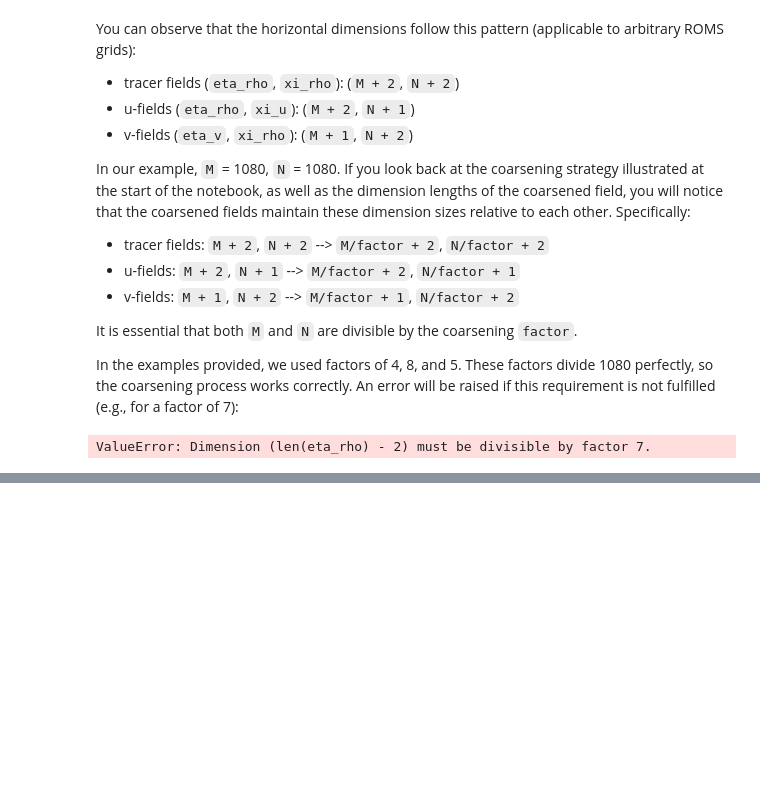
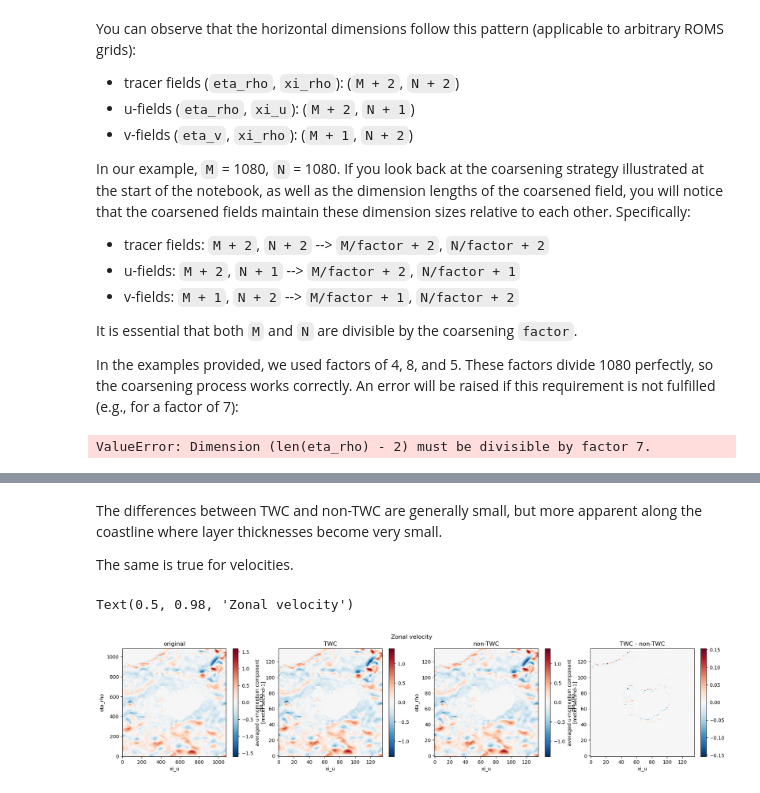
Before and after one commit to CWorthy-ocean/roms-analysis, a Jupyter notebook: coarsen.ipynb, the cells around one changed output, grey strips where cells are left out. Drawn from its saved outputs; the diff is of its cells as text; code cells hidden in the pictures; blank space fills up the shorter version.

```diff
--- a/coarsen.ipynb
+++ b/coarsen.ipynb
@@ -239,0 +316,21 @@ ValueError: Dimension (len(eta_rho) - 2) must be divisible by factor 7.
+# %% [markdown]
+The differences between TWC and non-TWC are generally small, but more apparent along the coastline where layer thicknesses become very small.
+
+The same is true for velocities.
+# %%
+s_rho = -1
+fig, axs = plt.subplots(1, 4, figsize=(22, 4))
+
+ds["u"].isel(s_rho=s_rho).plot(ax=axs[0])
+axs[0].set_title("original")
+u_thickness_weighted_coarsened.isel(s_rho=s_rho).plot(ax=axs[1])
+axs[1].set_title("TWC")
+u_coarsened.isel(s_rho=s_rho).plot(ax=axs[2])
+axs[2].set_title("non-TWC")
+(u_thickness_weighted_coarsened - u_coarsened).isel(s_rho=s_rho).plot(ax=axs[3])
+axs[3].set_title("TWC - non-TWC")
+
+fig.suptitle("Zonal velocity")
+# %% [output]
+Text(0.5, 0.98, 'Zonal velocity')
+[figure, added]
```
Also changed, not shown: parts of 24 cells of this notebook, 1 other file.
